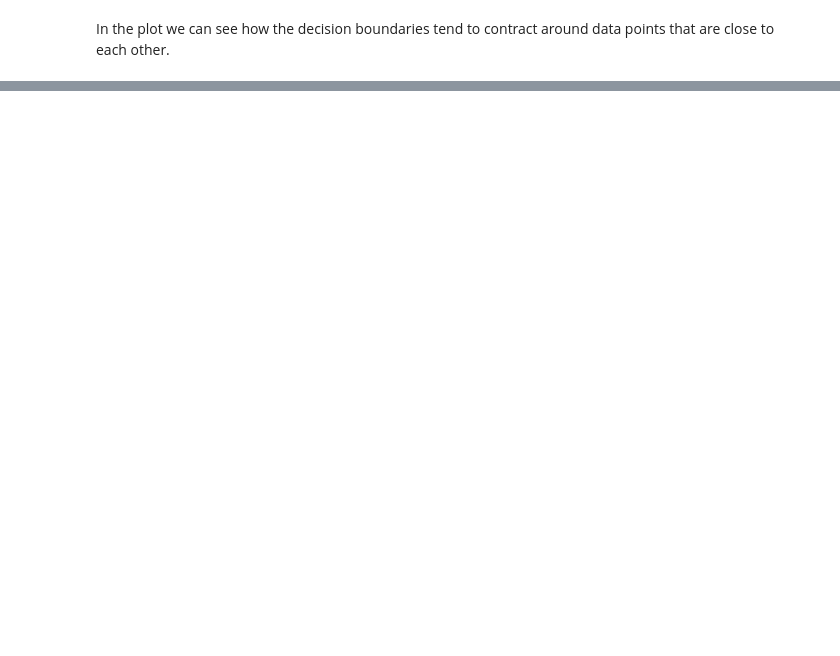
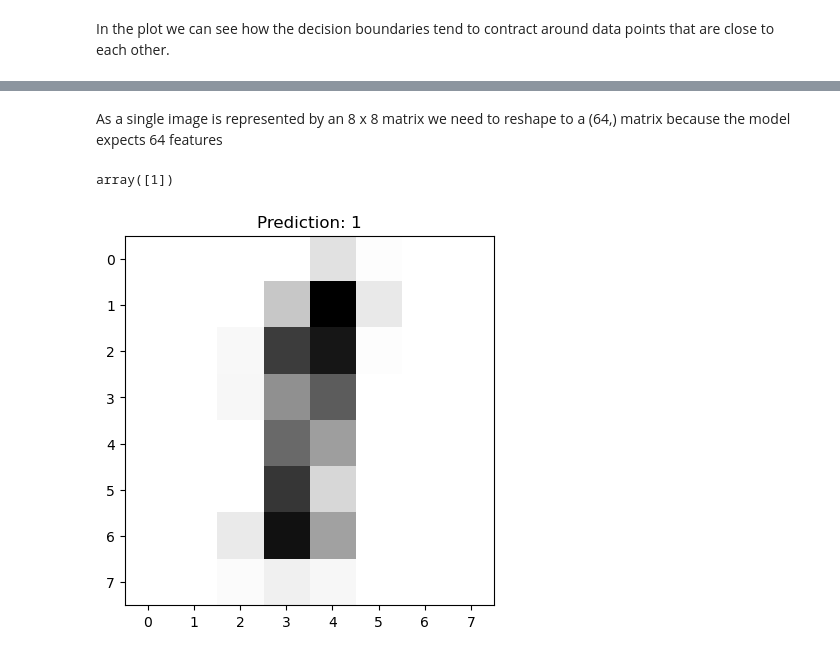
Before and after one commit to mi6oo6im/ml_sklearn_recognizing_handwritten_digits, a Jupyter notebook: recognize_handwritten_digits.ipynb, the cells around one changed output, grey strips where cells are left out. Cells and saved outputs as stored; diff of their text form; code cells hidden in the pictures; blank space fills up the shorter version.

```diff
--- a/recognize_handwritten_digits.ipynb
+++ b/recognize_handwritten_digits.ipynb
@@ -381,0 +551,6 @@ In the plot we can see how the decision boundaries tend to contract around data
+# %%
+with Image.open("images/1.png") as im:
+
+    # Provide the target width and height of the image
+    (width, height) = (8, 8)
+    im_resized = im.resize((width, height))
@@ -381,0 +559,3 @@ In the plot we can see how the decision boundaries tend to contract around data
+# %%
+np_im_resized = np.array(im_resized)
+np_im_inverted = 255 - np_im_resized
@@ -381,0 +570,4 @@ In the plot we can see how the decision boundaries tend to contract around data
+# %%
+gray_im_resized = 0.2989*np_im_inverted[:, :, 0] + 0.5870*np_im_inverted[:, :, 1] + 0.1140*np_im_inverted[:, :, 2]
+# %%
+scaled_gray_paint = gray_im_resized / 255 * 16
@@ -381,0 +579,2 @@ In the plot we can see how the decision boundaries tend to contract around data
+# %% [markdown]
+As a single image is represented by an 8 x 8 matrix we need to reshape to a (64,) matrix because the model expects 64 features
@@ -381,0 +583,10 @@ In the plot we can see how the decision boundaries tend to contract around data
+# %%
+predicted_paint
+# %% [output]
+array([1])
+# %%
+plt.imshow(scaled_gray_paint, cmap=plt.cm.gray_r, interpolation="nearest")
+plt.title(f"Prediction: {predicted_paint[0]}")
+plt.show()
+# %% [output]
+[figure, added]
```
Also changed, not shown: parts of 48 cells of this notebook, 14 other files.
